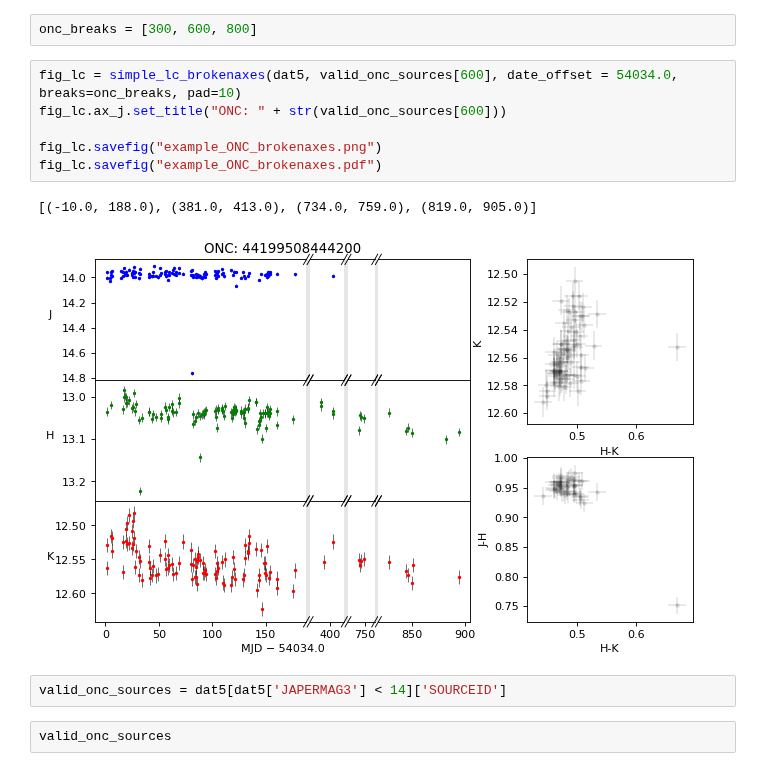
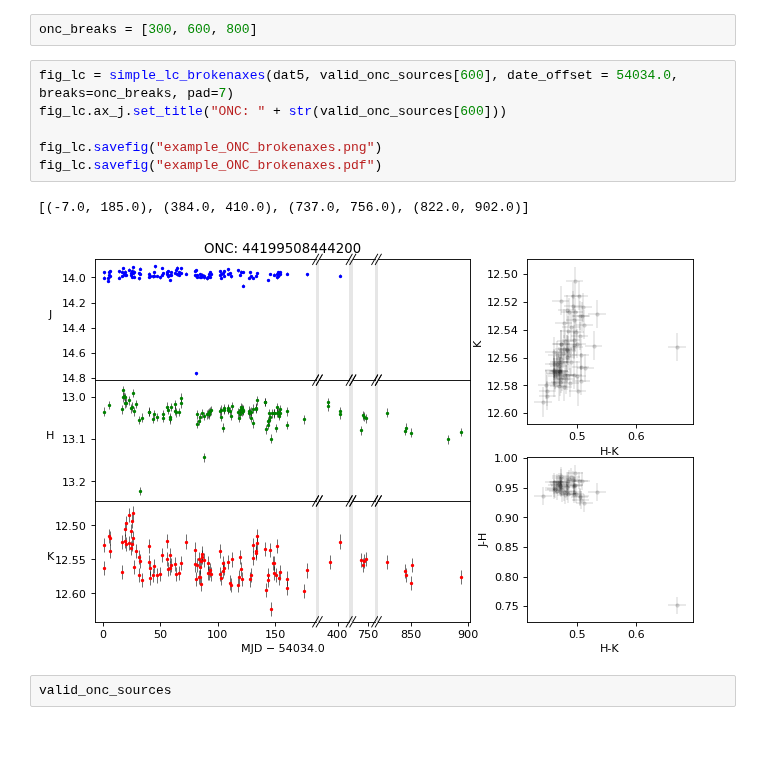
Before and after one commit to tomr-stargazer/Variability_Project_2020, a Jupyter notebook: wuvars/plotting/prototypes/Prototyping simple_lc_brokenaxes.ipynb, the cells around one changed output. Cells and saved outputs as stored; diff of their text form; blank space fills up the shorter version.

```diff
--- a/wuvars/plotting/prototypes/Prototyping simple_lc_brokenaxes.ipynb
+++ b/wuvars/plotting/prototypes/Prototyping simple_lc_brokenaxes.ipynb
@@ -376,16 +380,14 @@ fig_lc.savefig("example_ONC_simple_lc.pdf")
 # %%
 onc_breaks = [300, 600, 800]
 # %%
-fig_lc = simple_lc_brokenaxes(dat5, valid_onc_sources[600], date_offset = 54034.0, breaks=onc_breaks, pad=10)
+fig_lc = simple_lc_brokenaxes(dat5, valid_onc_sources[600], date_offset = 54034.0, breaks=onc_breaks, pad=7)
 fig_lc.ax_j.set_title("ONC: " + str(valid_onc_sources[600]))
 
 fig_lc.savefig("example_ONC_brokenaxes.png")
 fig_lc.savefig("example_ONC_brokenaxes.pdf")
 # %% [output]
-[(-10.0, 188.0), (381.0, 413.0), (734.0, 759.0), (819.0, 905.0)]
+[(-7.0, 185.0), (384.0, 410.0), (737.0, 756.0), (822.0, 902.0)]
-[figure, old version]
+[figure, new version]
-# %%
-valid_onc_sources = dat5[dat5['JAPERMAG3'] < 14]['SOURCEID']
 # %%
 valid_onc_sources
 # %% [output]
```
Also changed, not shown: parts of 17 cells of this notebook, 2 other files.
